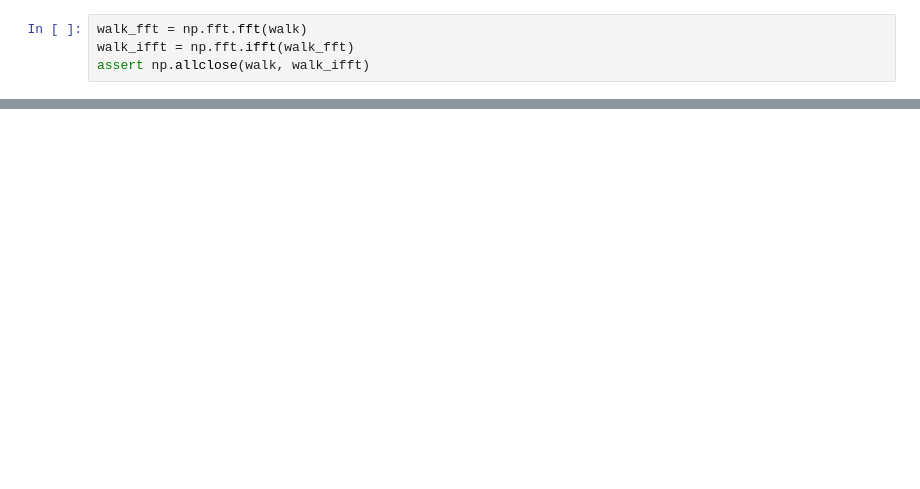
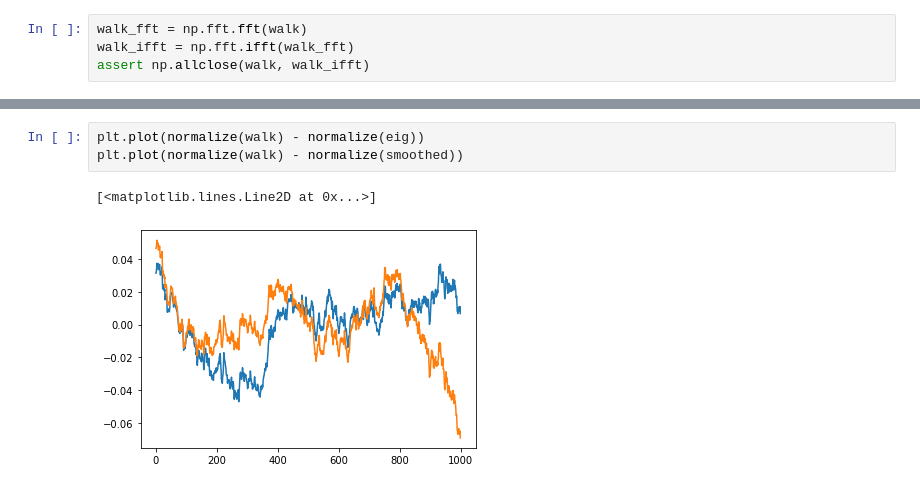
Before and after one commit to senderle/semantic-phasor-demo, a Jupyter notebook: fourier-introspection.ipynb, the cells around one changed output, grey strips where cells are left out. Saved outputs shown, nothing was run; the diff lists cells and outputs as text; blank space fills up the shorter version.

```diff
--- a/fourier-introspection.ipynb
+++ b/fourier-introspection.ipynb
@@ -65,0 +68,6 @@ plt.plot(normalize(eig))
+# %%
+plt.plot(normalize(walk) - normalize(eig))
+plt.plot(normalize(walk) - normalize(smoothed))
+# %% [output]
+[<matplotlib.lines.Line2D at 0x...>]
+[figure, added]
```
Also changed, not shown: parts of 4 cells of this notebook, 1 other file.
